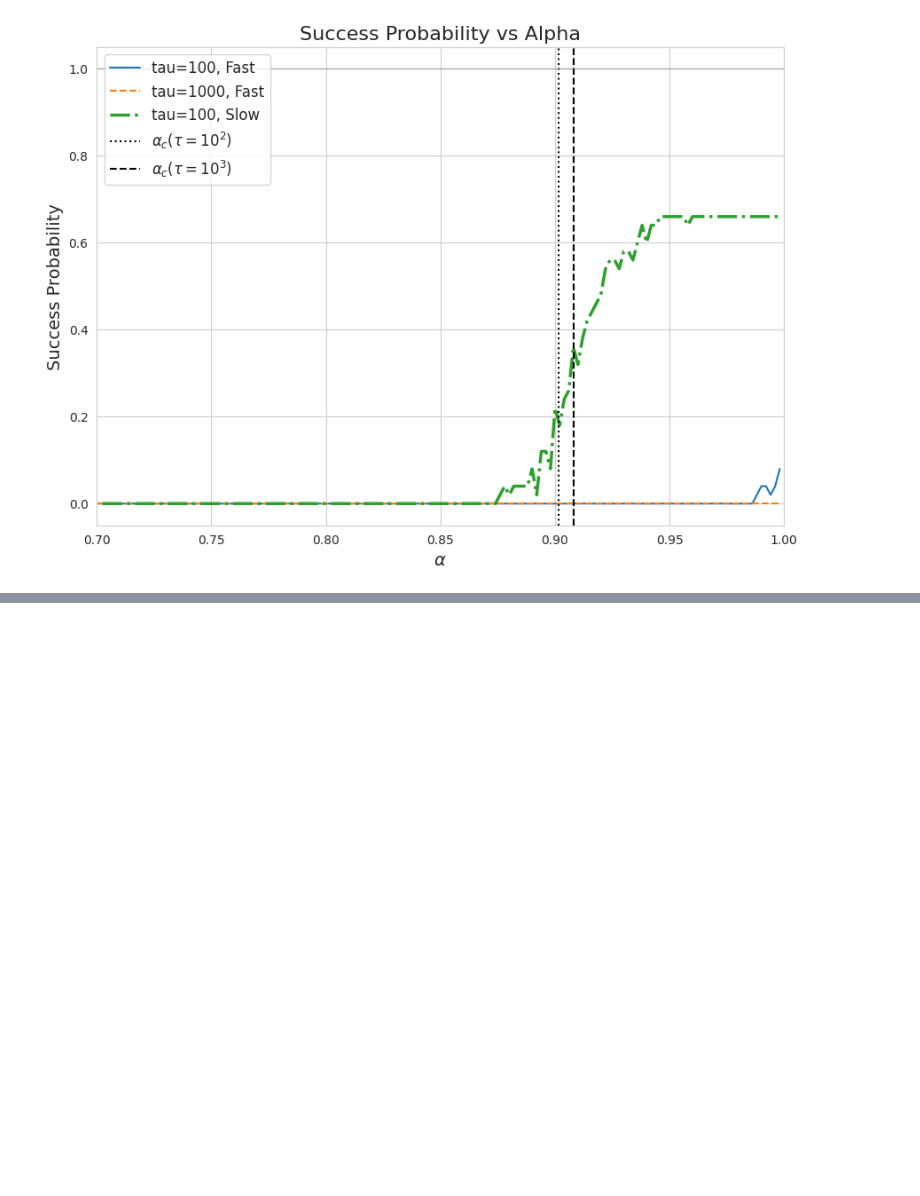
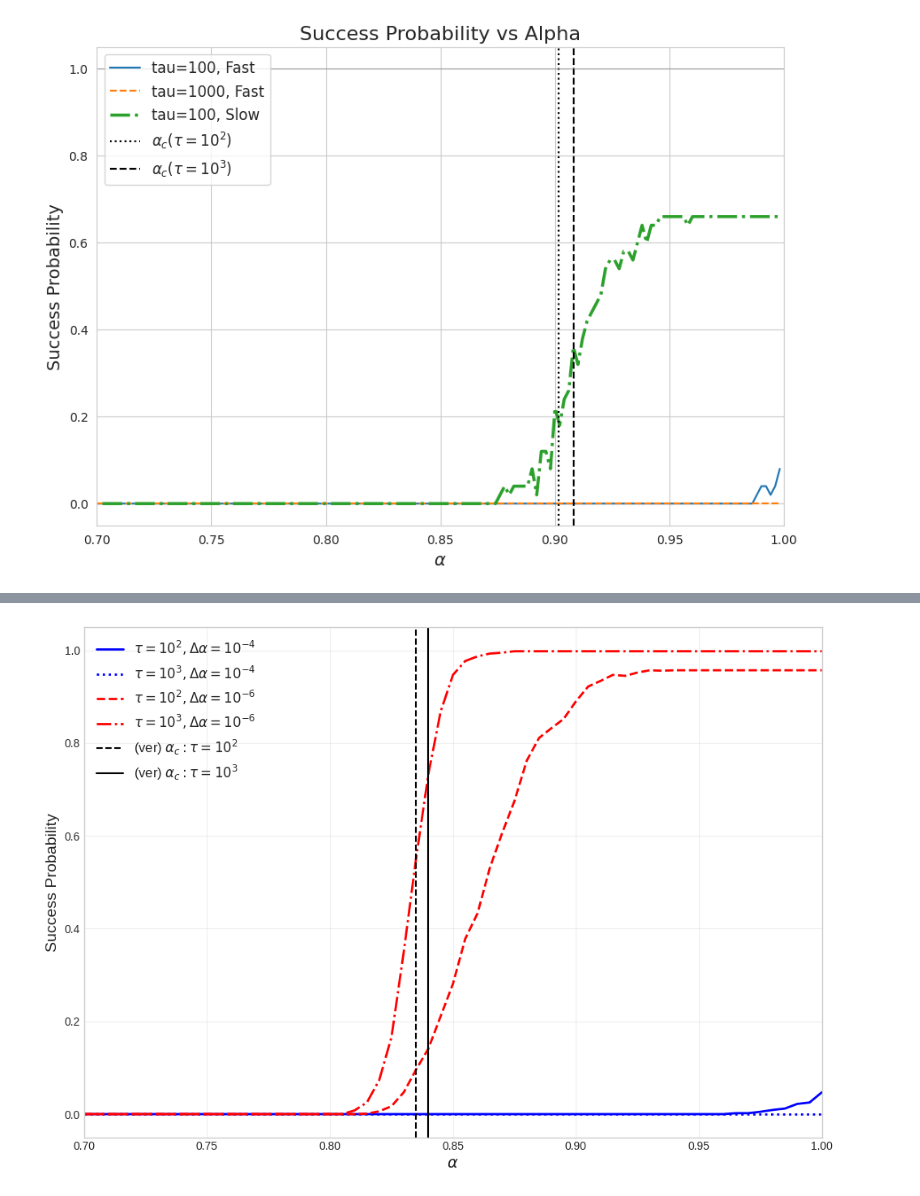
Before and after one commit to LABO-M/aco-on-spinglass, a Jupyter notebook: src/reproduce/plot.ipynb, the cells around one changed output, grey strips where cells are left out. Cells and saved outputs as stored; diff of their text form; code cells hidden in the pictures; blank space fills up the shorter version.

```diff
--- a/src/reproduce/plot.ipynb
+++ b/src/reproduce/plot.ipynb
@@ -96,0 +253,45 @@ Fig 4 Data Loaded.
+# %%
+# Figure 4の再現
+def plot_figure4(df):
+    fig, ax = plt.subplots(figsize=(10, 7))
+
+    # プロットする条件とスタイルの定義
+    # (Schedule, Tau, Label, Color, LineStyle)
+    styles = [
+        ("Fast", 100,  r'$\tau=10^2, \Delta \alpha=10^{-4}$', 'blue', '-'),
+        ("Fast", 1000, r'$\tau=10^3, \Delta \alpha=10^{-4}$', 'blue', ':'),
+        ("Slow", 100,  r'$\tau=10^2, \Delta \alpha=10^{-6}$', 'red', '--'),
+        ("Slow", 1000, r'$\tau=10^3, \Delta \alpha=10^{-6}$', 'red', '-.')
+    ]
+
+    for sched, tau_val, label, color, ls in styles:
+        # 条件に合うデータを抽出
+        subset = df[
+            (df['schedule'] == sched) &
+            (df['tau'] == tau_val)
+        ].sort_values(by='alpha')
+
+        if not subset.empty:
+            ax.plot(subset['alpha'], subset['success_prob'],
+                    label=label, color=color, linestyle=ls, linewidth=2)
+
+    # 理論上の臨界点 α_c (J=0.1, h=0.001 の場合 約0.835)
+    alpha_c = 0.835
+    ax.axvline(0.835, color='black', linestyle='--', linewidth=1.5, label=r'(ver) $\alpha_c:\tau=10^2$')
+    ax.axvline(0.84, color='black', linestyle='-', linewidth=1.5, label=r'(ver) $\alpha_c:\tau=10^3$')
+
+    # 装飾
+    ax.set_xlabel(r'$\alpha$', fontsize=14)
+    ax.set_ylabel('Success Probability', fontsize=14)
+    ax.set_xlim(0.7, 1.0)
+    ax.set_ylim(-0.05, 1.05)
+    ax.legend(fontsize=12, loc='upper left')
+    ax.grid(True, alpha=0.3)
+
+    plt.tight_layout()
+    plt.show()
+
+if 'df4' in locals():
+    plot_figure4(df4)
+# %% [output]
+[figure, added]
```
Also changed, not shown: parts of 4 cells of this notebook, 23 other files.
